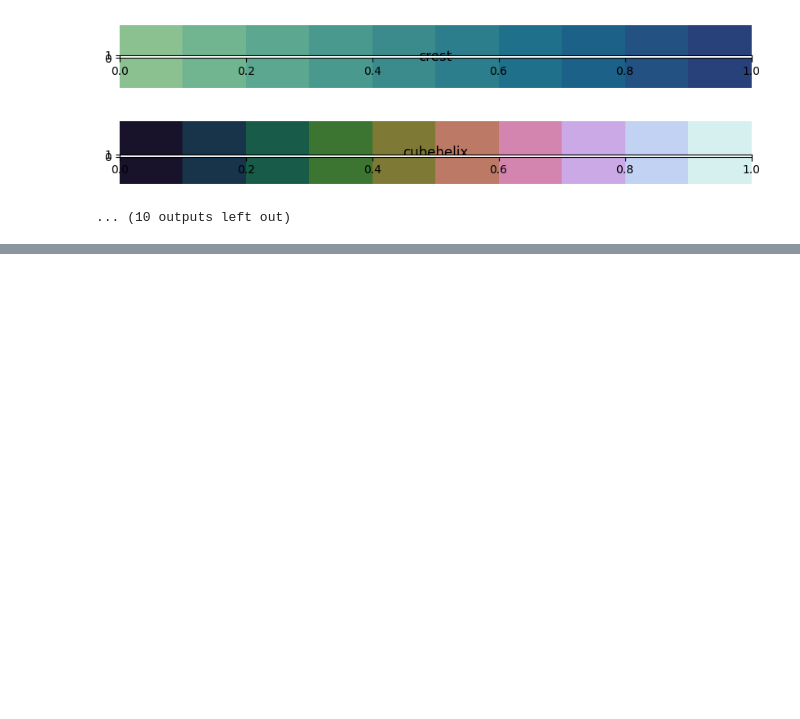
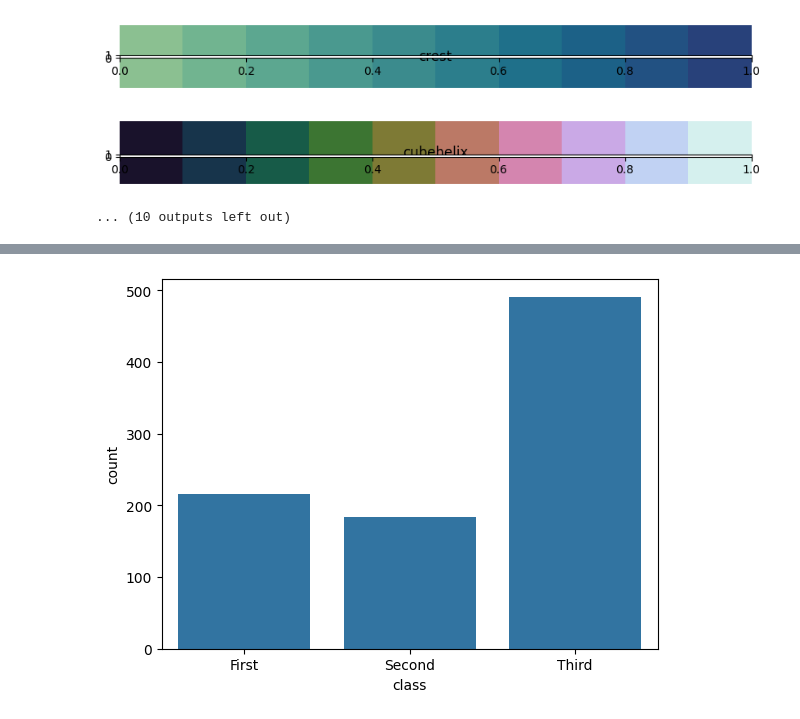
Before and after one commit to EbraamSobhy/Practice-Seaborn, a Jupyter notebook: app.ipynb, the cells around one changed output, grey strips where cells are left out. Cells and saved outputs as stored; diff of their text form; code cells hidden in the pictures; blank space fills up the shorter version.

Commit message:
add datasets

```diff
--- a/app.ipynb
+++ b/app.ipynb
@@ -36,0 +80,8 @@ plt.tight_layout()
+# %%
+# Example dataset
+data = sns.load_dataset('titanic')
+
+sns.countplot(data=data, x='class')  # Counts for the 'class' column
+plt.show()
+# %% [output]
+[figure, added]
```
Also changed, not shown: parts of 6 cells of this notebook, 1 other file.
